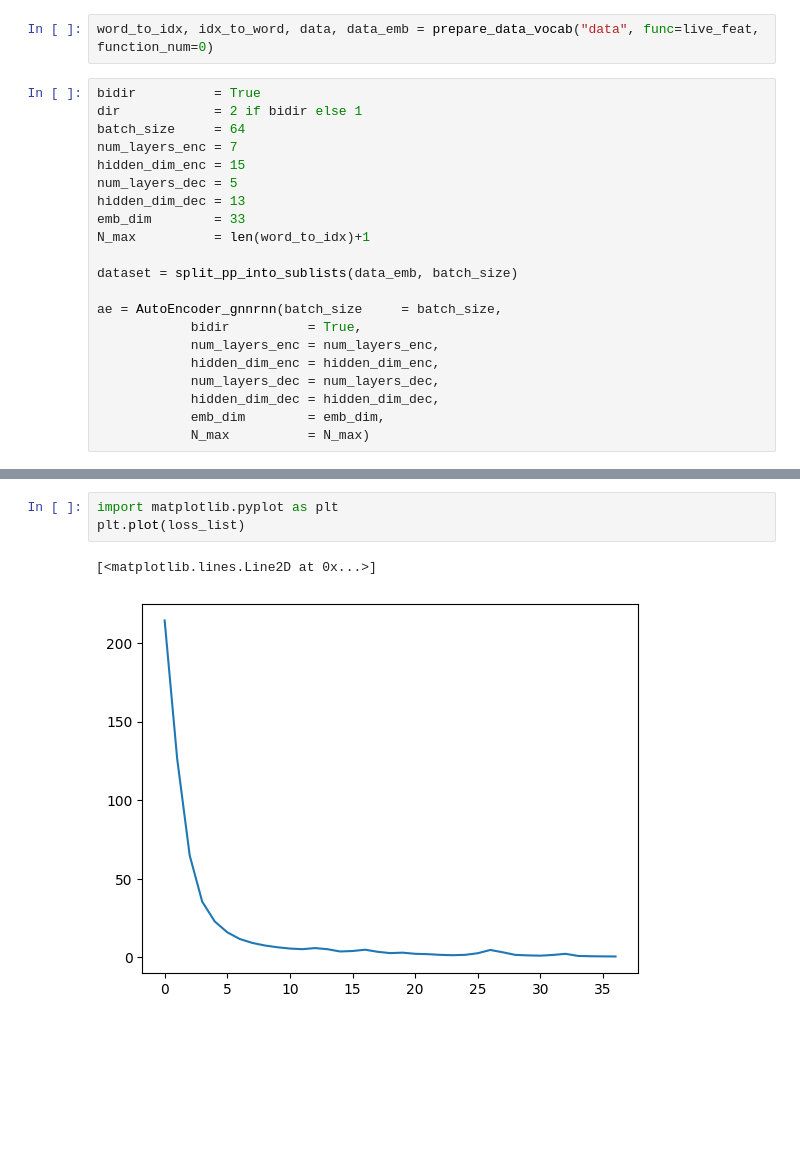
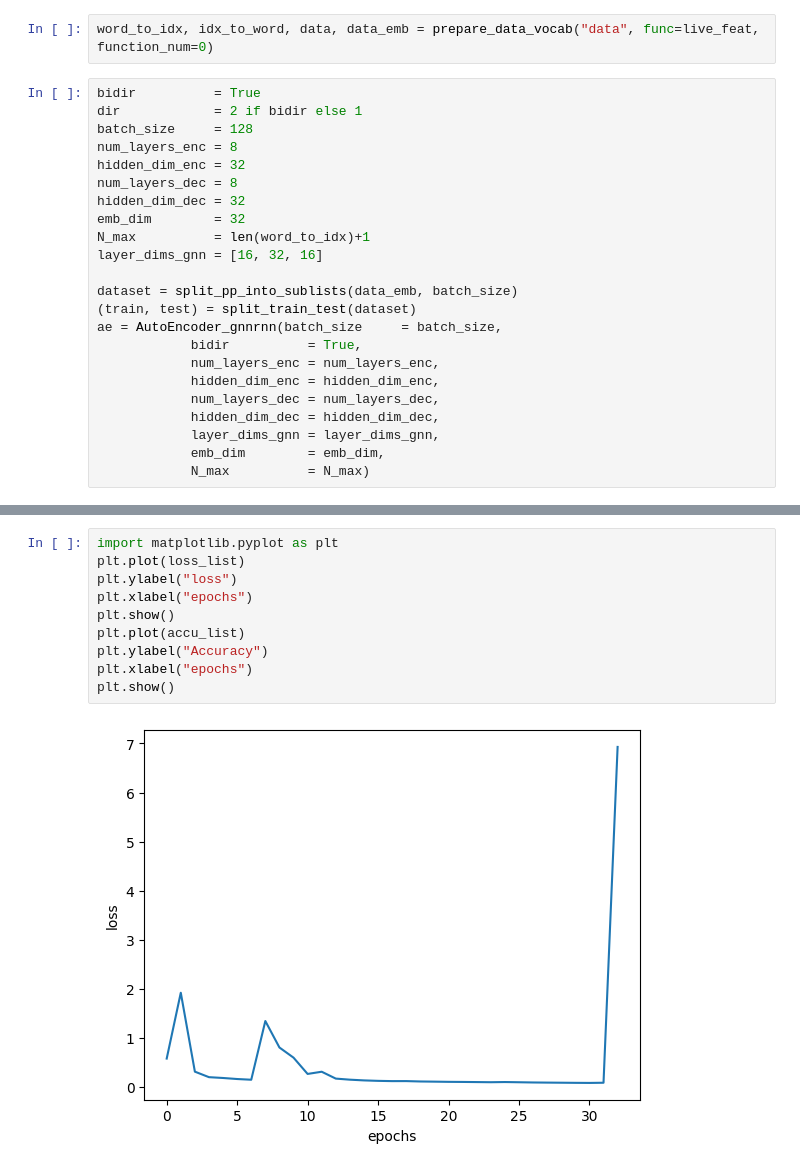
Before and after one commit to TreeinRandomForest/gnnexamples, a Jupyter notebook: gnn/AE_gpu.ipynb, the cells around one changed output, grey strips where cells are left out. Drawn from its saved outputs; the diff is of its cells as text; blank space fills up the shorter version.

Commit message:
testCheckingRecursiveTraining

```diff
--- a/gnn/AE_gpu.ipynb
+++ b/gnn/AE_gpu.ipynb
@@ -12,22 +15,24 @@ word_to_idx, idx_to_word, data, data_emb = prepare_data_vocab("data", func=live_
 # %%
 bidir          = True
 dir            = 2 if bidir else 1
-batch_size     = 64
-num_layers_enc = 7
-hidden_dim_enc = 15
-num_layers_dec = 5
-hidden_dim_dec = 13
-emb_dim        = 33
+batch_size     = 128
+num_layers_enc = 8
+hidden_dim_enc = 32
+num_layers_dec = 8
+hidden_dim_dec = 32
+emb_dim        = 32
 N_max          = len(word_to_idx)+1
+layer_dims_gnn = [16, 32, 16]
 
 dataset = split_pp_into_sublists(data_emb, batch_size)
-
+(train, test) = split_train_test(dataset)
 ae = AutoEncoder_gnnrnn(batch_size     = batch_size,
             bidir          = True,
             num_layers_enc = num_layers_enc,
             hidden_dim_enc = hidden_dim_enc,
             num_layers_dec = num_layers_dec,
             hidden_dim_dec = hidden_dim_dec,
+            layer_dims_gnn = layer_dims_gnn,
             emb_dim        = emb_dim,
             N_max          = N_max)
 # %%
@@ -72,6 +98,12 @@ KeyboardInterrupt:
 # %%
 import matplotlib.pyplot as plt
 plt.plot(loss_list)
+plt.ylabel("loss")
+plt.xlabel("epochs")
+plt.show()
+plt.plot(accu_list)
+plt.ylabel("Accuracy")
+plt.xlabel("epochs")
+plt.show()
 # %% [output]
-[<matplotlib.lines.Line2D at 0x...>]
-[figure, old version]
+[figure, new version]
```
Also changed, not shown: parts of 5 cells of this notebook, 2 other files.
